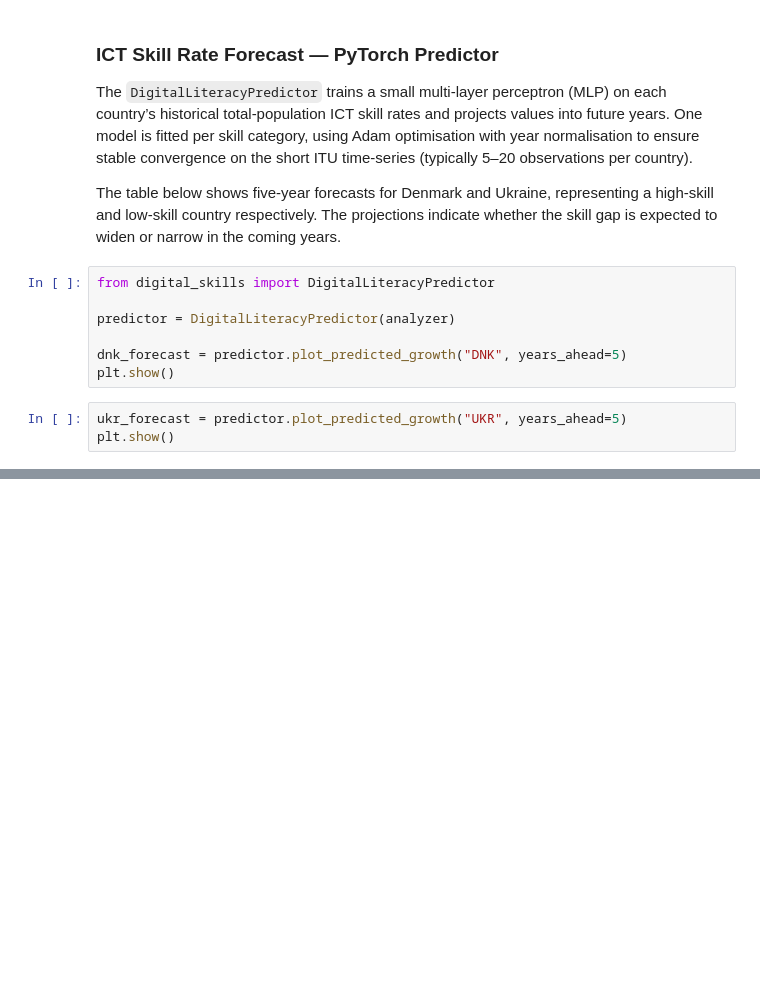
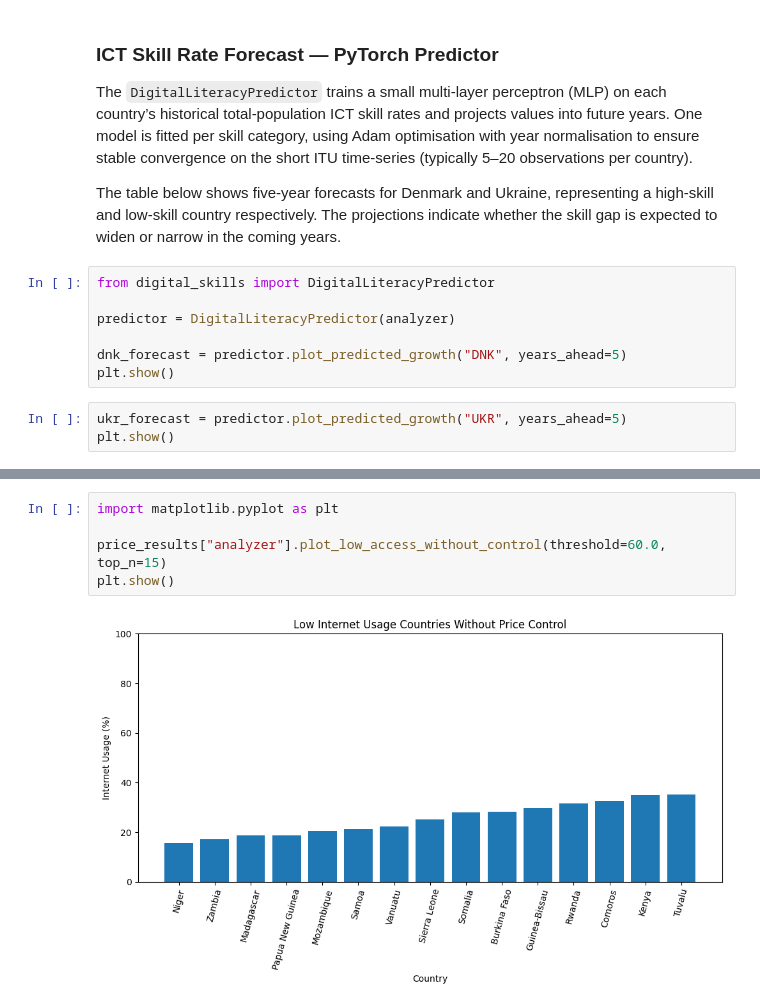
Before and after one commit to james-p-scott/AAI-551-Final-Project, a Jupyter notebook: AAI-551_Final-Project.ipynb, the cells around one changed output, grey strips where cells are left out. Drawn from its saved outputs; the diff is of its cells as text; blank space fills up the shorter version.

```diff
--- a/AAI-551_Final-Project.ipynb
+++ b/AAI-551_Final-Project.ipynb
@@ -114,0 +207,7 @@ plt.show()
+# %%
+import matplotlib.pyplot as plt
+
+price_results["analyzer"].plot_low_access_without_control(threshold=60.0, top_n=15)
+plt.show()
+# %% [output]
+[figure, added]
```
Also changed, not shown: parts of 11 cells of this notebook, 1 other file.
